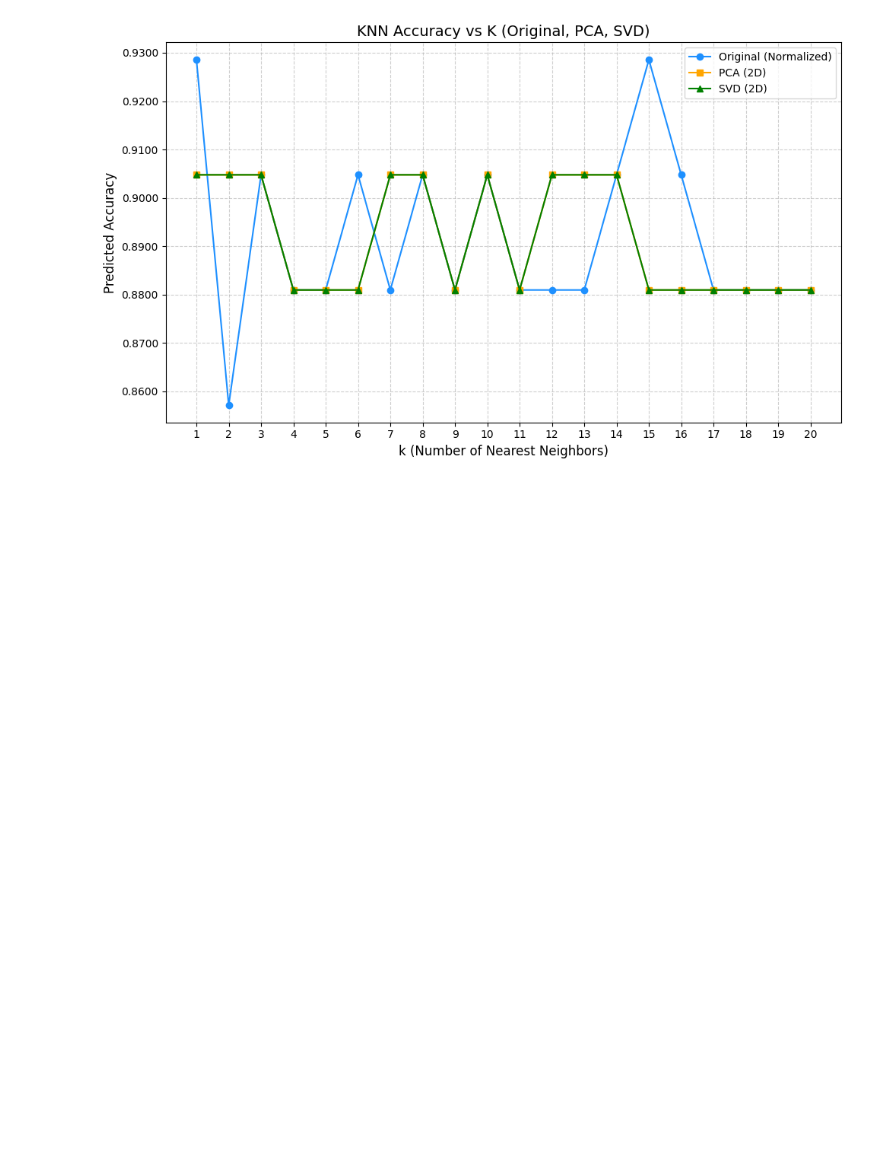
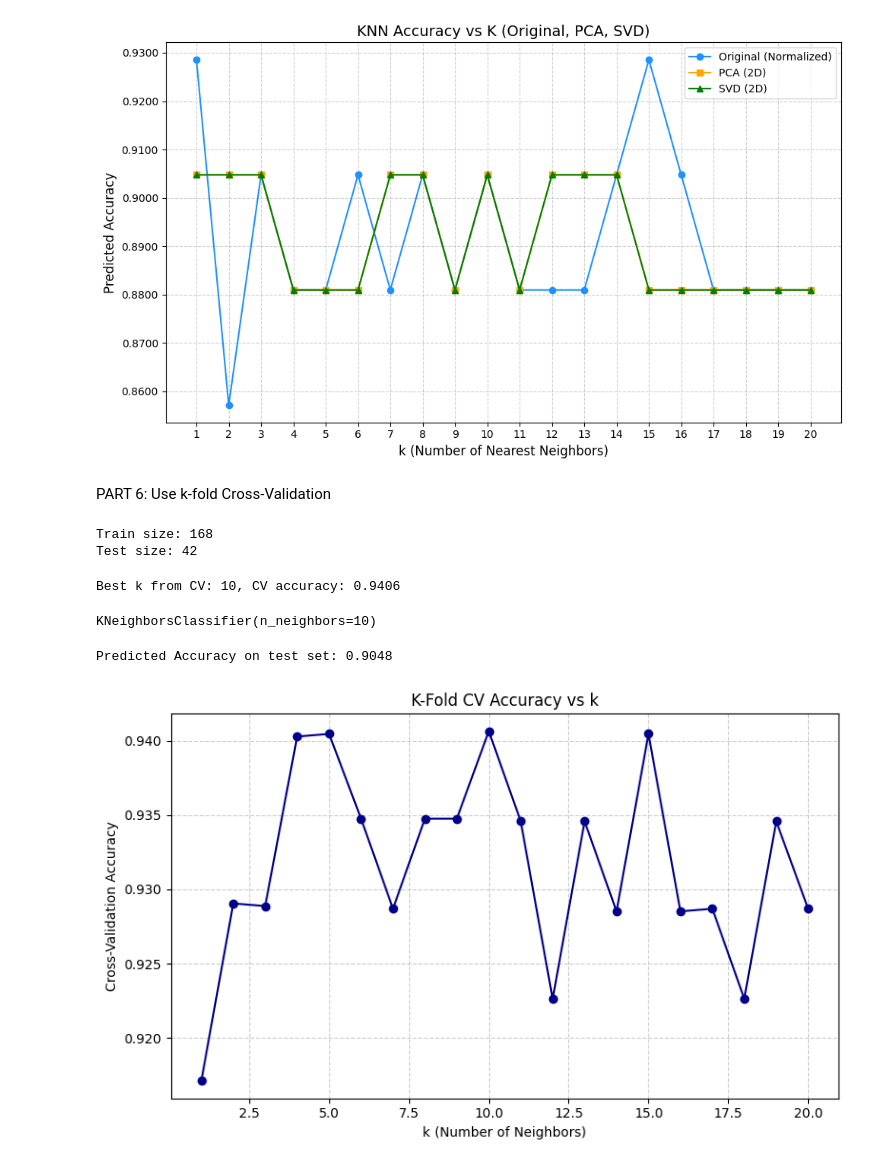
Before and after one commit to cestthanh/ML2_Labwork, a Jupyter notebook: Lab3-TuanThanh/k-nn.ipynb, the cells around one changed output. Cells and saved outputs as stored; diff of their text form; code cells hidden in the pictures; blank space fills up the shorter version.

Commit message:
k-nn part

```diff
--- a/Lab3-TuanThanh/k-nn.ipynb
+++ b/Lab3-TuanThanh/k-nn.ipynb
@@ -251,3 +251,71 @@ plt.tight_layout()
 plt.show()
 # %% [output]
 [figure]
+# %% [markdown]
+PART 6: Use k-fold Cross-Validation
+# %%
+from sklearn.model_selection import train_test_split
+from sklearn.preprocessing import StandardScaler
+
+# Chuẩn hóa dữ liệu
+scaler = StandardScaler()
+X_scaled = scaler.fit_transform(X)
+
+# Chia train/test theo tỉ lệ 70/30
+X_train, X_test, y_train, y_test = train_test_split(
+    X_scaled, y, test_size=0.2, random_state=42
+)
+
+print("Train size:", X_train.shape[0])
+print("Test size:", X_test.shape[0])
+# %% [output]
+Train size: 168
+Test size: 42
+# %%
+from sklearn.model_selection import cross_val_score
+from sklearn.neighbors import KNeighborsClassifier
+
+best_k = 1
+best_score = 0
+cv_scores = []
+
+for k in range(1, 21):
+    knn = KNeighborsClassifier(n_neighbors=k)
+    scores = cross_val_score(knn, X_train, y_train, cv=5)  # 5-fold CV
+    mean_score = scores.mean()
+    cv_scores.append(mean_score)
+
+    if mean_score > best_score:
+        best_score = mean_score
+        best_k = k
+
+print(f"Best k from CV: {best_k}, CV accuracy: {best_score:.4f}")
+# %% [output]
+Best k from CV: 10, CV accuracy: 0.9406
+# %%
+knn_best = KNeighborsClassifier(n_neighbors=best_k)
+knn_best.fit(X_train, y_train)
+# %% [output]
+KNeighborsClassifier(n_neighbors=10)
+# %%
+from sklearn.metrics import accuracy_score
+
+y_pred = knn_best.predict(X_test)
+test_accuracy = accuracy_score(y_test, y_pred)
+
+print(f"Predicted Accuracy on test set: {test_accuracy:.4f}")
+# %% [output]
+Predicted Accuracy on test set: 0.9048
+# %%
+import matplotlib.pyplot as plt
+
+plt.figure(figsize=(8, 5))
+plt.plot(range(1, 21), cv_scores, marker='o', color='darkblue')
+plt.title("K-Fold CV Accuracy vs k")
+plt.xlabel("k (Number of Neighbors)")
+plt.ylabel("Cross-Validation Accuracy")
+plt.grid(True, linestyle='--', alpha=0.6)
+plt.tight_layout()
+plt.show()
+# %% [output]
+[figure, added]
```
Also changed, not shown: parts of 5 cells of this notebook.
